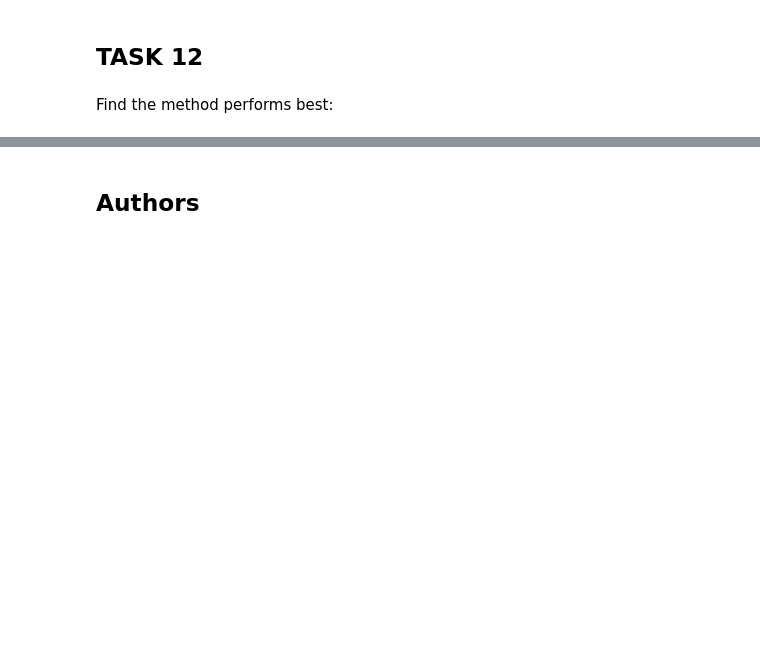
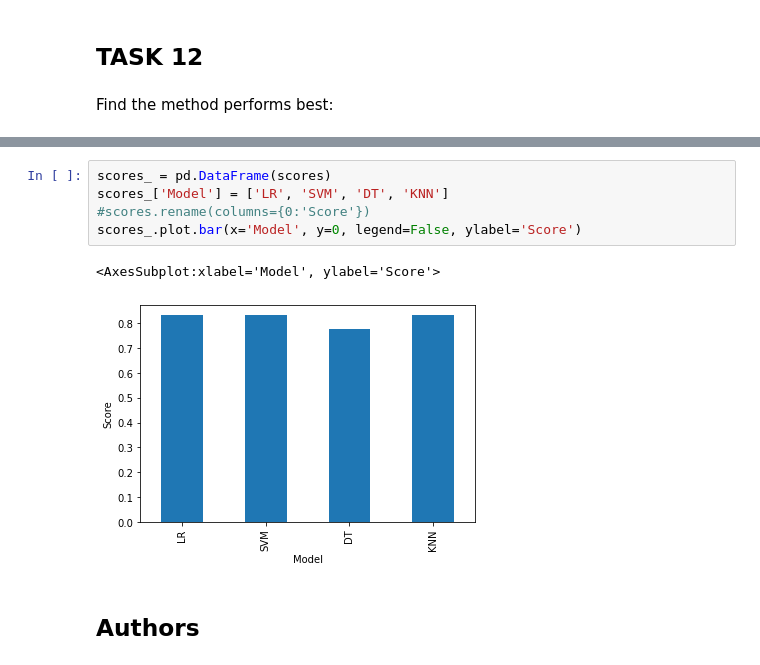
Before and after one commit to johnisaacenriquez/Data-Science, a Jupyter notebook: IBM_Data_Science_Capstone_Project/SpaceX_Machine Learning Prediction_Part_5.ipynb, the cells around one changed output, grey strips where cells are left out. Saved outputs shown, nothing was run; the diff lists cells and outputs as text; blank space fills up the shorter version.

```diff
--- a/IBM_Data_Science_Capstone_Project/SpaceX_Machine Learning Prediction_Part_5.ipynb
+++ b/IBM_Data_Science_Capstone_Project/SpaceX_Machine Learning Prediction_Part_5.ipynb
@@ -349,3 +349,11 @@ print(scores)
+# %%
+scores_ = pd.DataFrame(scores)
+scores_['Model'] = ['LR', 'SVM', 'DT', 'KNN']
+#scores.rename(columns={0:'Score'})
+scores_.plot.bar(x='Model', y=0, legend=False, ylabel='Score')
+# %% [output]
+<AxesSubplot:xlabel='Model', ylabel='Score'>
+[figure, added]
 # %% [markdown]
 ## Authors
 # %% [markdown]
```
Also changed, not shown: parts of 4 cells of this notebook.
